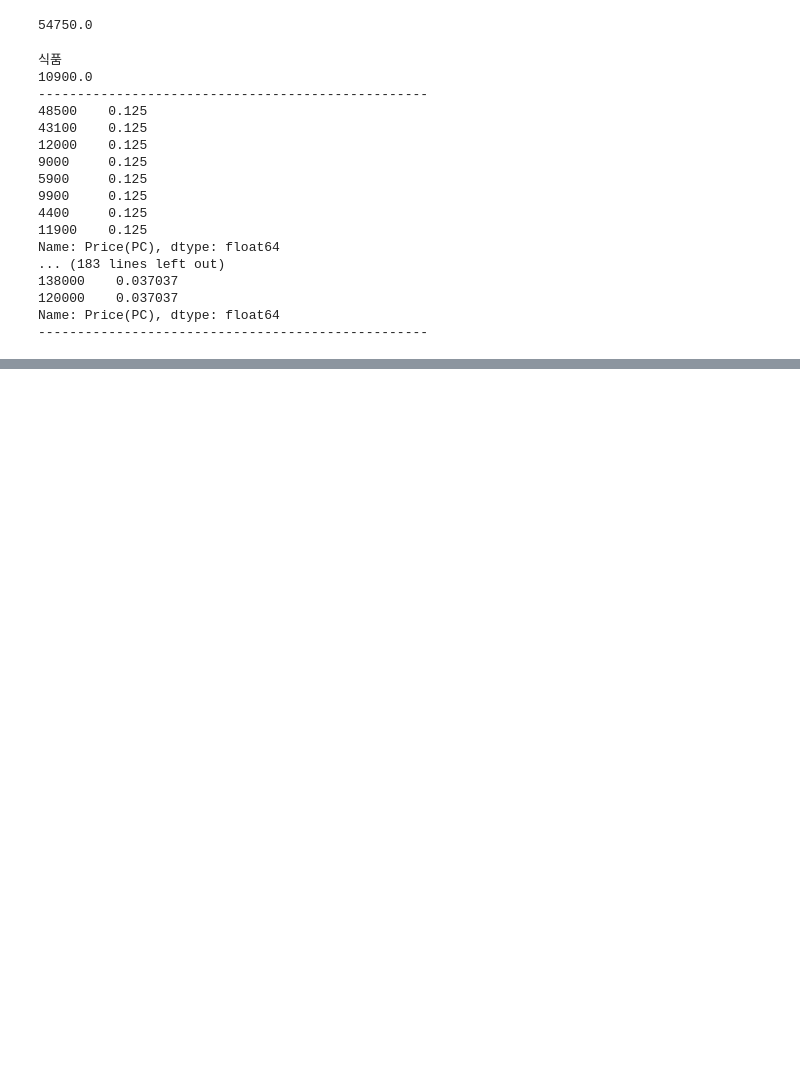
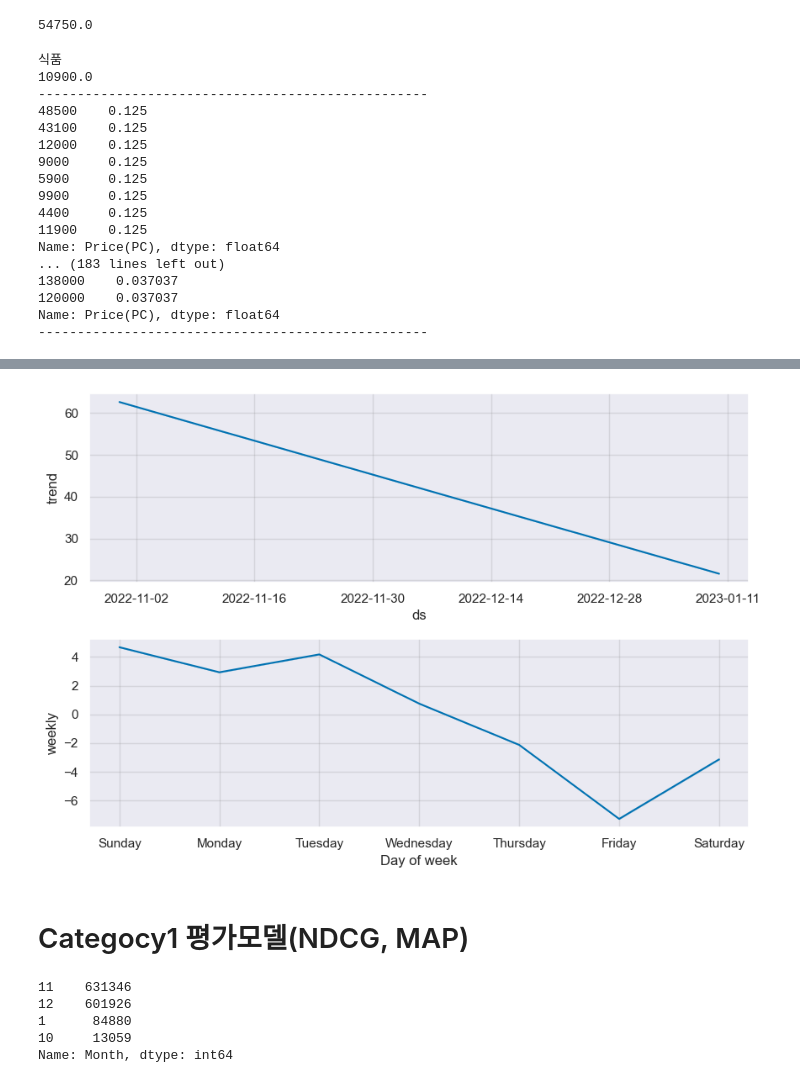
Before and after one commit to jaeseung11/A1_performance_factory_Aveners, a Jupyter notebook: sbk/bidding_final.ipynb, the cells around one changed output, grey strips where cells are left out. Drawn from its saved outputs; the diff is of its cells as text; code cells hidden in the pictures; blank space fills up the shorter version.

```diff
--- a/sbk/bidding_final.ipynb
+++ b/sbk/bidding_final.ipynb
@@ -2145,0 +2229,8 @@ NameError: name 'cosmetic' is not defined
+# %%
+date_list = list(set(bidding_drop_null['Date']))
+columns = ['ds', 'y']
+bid_imp_mean = pd.DataFrame(columns=columns)
+for date in date_list:
+    bid_mean = bidding_drop_null.loc[bidding_drop_null['Date'] == date]
+    bid_imp_mean = bid_imp_mean.append(pd.DataFrame([[date, bid_mean['Impression'].mean()]], columns=columns), ignore_index=True)
+bid_imp_mean
@@ -2145,0 +2285,12 @@ NameError: name 'cosmetic' is not defined
+# %%
+prophet = Prophet()
+prophet.fit(bid_imp_mean)
+
+
+# create a future data frame
+future = prophet.make_future_dataframe(periods=7, freq = 'D')
+forecast = prophet.predict(future)
+
+fig2 = prophet.plot_components(forecast)
+plt.show()
+# %% [output]
@@ -2145,0 +2299,3 @@ NameError: name 'cosmetic' is not defined
+[figure, added]
+# %% [markdown]
+# Categocy1 평가모델(NDCG, MAP)
@@ -2145,0 +2333,8 @@ NameError: name 'cosmetic' is not defined
+# %%
+bidding_drop_null['Month'].value_counts()
+# %% [output]
+11    631346
+12    601926
+1      84880
+10     13059
+Name: Month, dtype: int64
```
Also changed, not shown: parts of 42 cells of this notebook, 1 other file.
